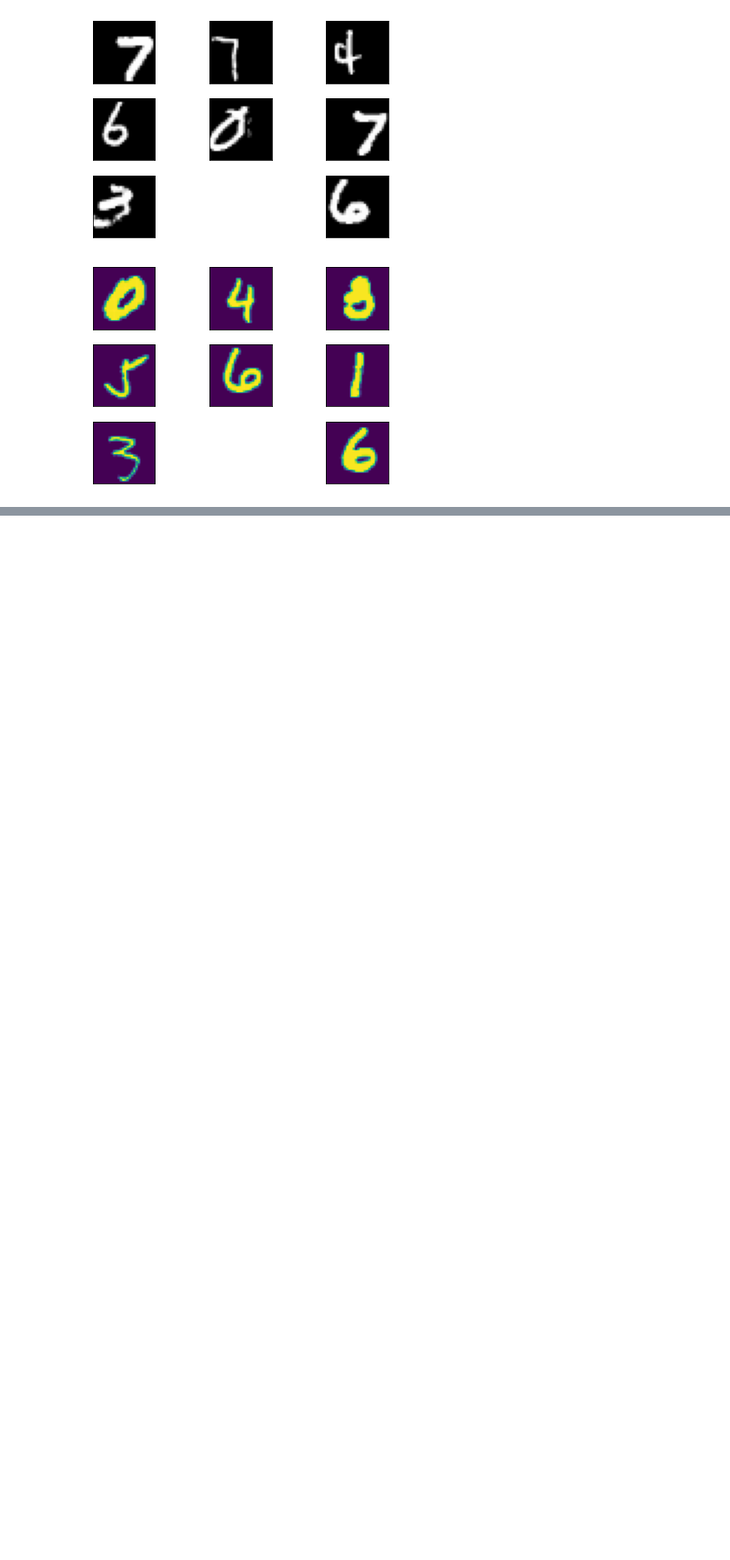
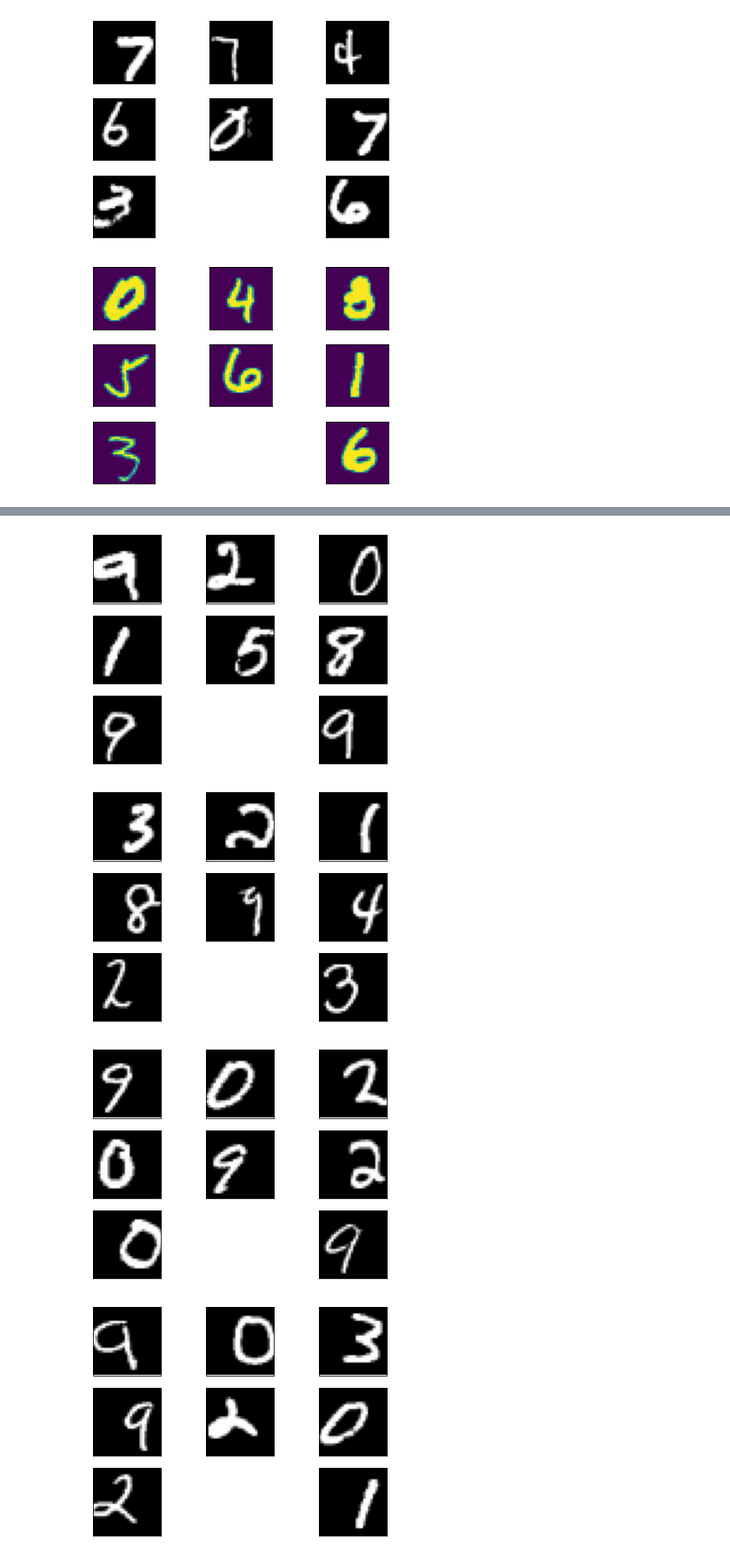
Before and after one commit to suhasmaddali/MNIST-classification-, a Jupyter notebook: MNIST classification.ipynb, the cells around one changed output, grey strips where cells are left out. Shown: that part at 87% size. Drawn from its saved outputs; the diff is of its cells as text; code cells hidden in the pictures; blank space fills up the shorter version.

```diff
--- a/MNIST classification.ipynb
+++ b/MNIST classification.ipynb
@@ -349,18 +313,0 @@ os.makedirs('Augmented Images')
-# %%
-datagen = ImageDataGenerator(width_shift_range = [-5, 5])
-datagen.fit(X_train)
-count = 0
-for X_batch, y_batch in datagen.flow(X_train, y_train, batch_size = 9,
-                                    save_to_dir = 'Augmented Images',
-                                    save_prefix = 'aug',
-                                    save_format = 'png'):
-    for i in range(0, 9):
-        plt.subplot(330 + 1 + i)
-        plt.imshow(X_batch[i].reshape(28, 28), cmap = plt.get_cmap('gray'))
-        plt.xticks([])
-        plt.yticks([])
-        plt.tight_layout()
-    plt.show()
-    count = count + 1
-    if count == 10:
-        break
@@ -377,0 +349,23 @@ for X_batch, y_batch in datagen.flow(X_train, y_train, batch_size = 9,
+# %%
+datagen = ImageDataGenerator(width_shift_range = [-5, 5])
+datagen.fit(X_train)
+count = 0
+for X_batch, y_batch in tqdm(datagen.flow(X_train, y_train, batch_size = 9,
+                                    save_to_dir = 'Augmented Images',
+                                    save_prefix = 'aug',
+                                    save_format = 'png')):
+    for i in range(0, 9):
+        plt.subplot(330 + 1 + i)
+        plt.imshow(X_batch[i].reshape(28, 28), cmap = plt.get_cmap('gray'))
+        plt.xticks([])
+        plt.yticks([])
+        plt.tight_layout()
+    plt.show()
+    count = count + 1
+    if count == 10:
+        break
+# %% [output]
+[figure, added]
+[figure, added]
+[figure, added]
+[figure, added]
```
Also changed, not shown: parts of 10 cells of this notebook.
